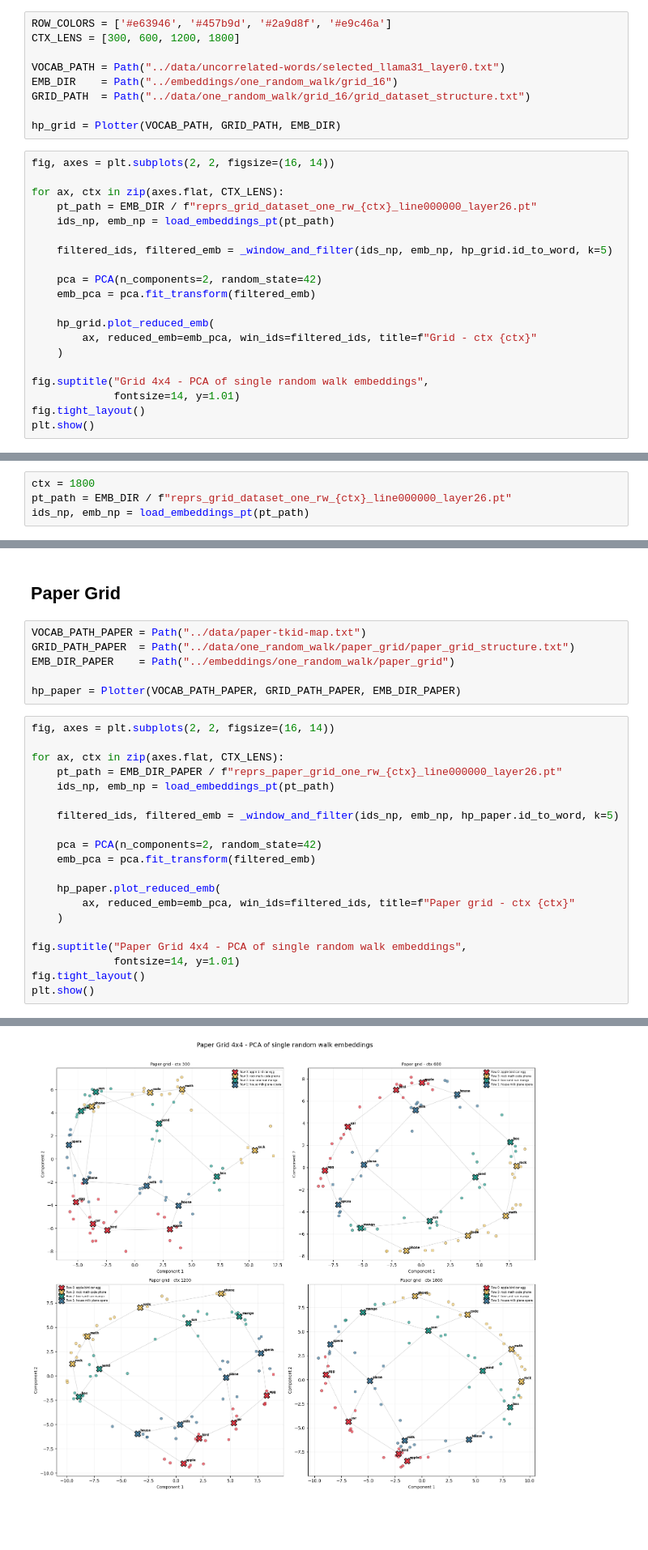
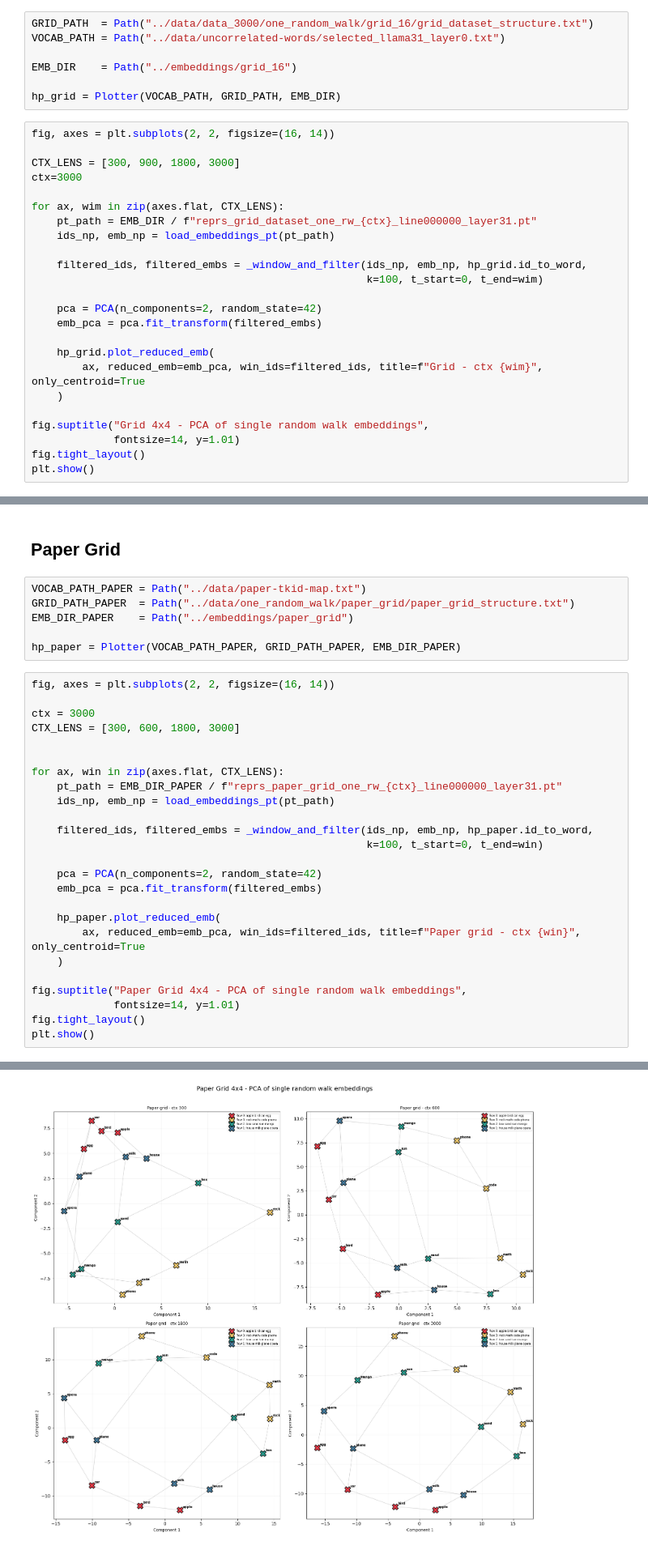
Before and after one commit to Project-Hindenburg/hico, a Jupyter notebook: notebooks/plot_grids.ipynb, the cells around one changed output, grey strips where cells are left out. Shown at 81% size. Drawn from its saved outputs; the diff is of its cells as text; blank space fills up the shorter version.

```diff
--- a/notebooks/plot_grids.ipynb
+++ b/notebooks/plot_grids.ipynb
@@ -17,28 +17,30 @@ from vis import (
 # %% [markdown]
 ## Grid 4×4 (uncorrelated tokens)
 # %%
-ROW_COLORS = ['#e63946', '#457b9d', '#2a9d8f', '#e9c46a']
-CTX_LENS = [300, 600, 1200, 1800]
+GRID_PATH  = Path("../data/data_3000/one_random_walk/grid_16/grid_dataset_structure.txt")
+VOCAB_PATH = Path("../data/uncorrelated-words/selected_llama31_layer0.txt")
 
-VOCAB_PATH = Path("../data/uncorrelated-words/selected_llama31_layer0.txt")
-EMB_DIR    = Path("../embeddings/one_random_walk/grid_16")
-GRID_PATH  = Path("../data/one_random_walk/grid_16/grid_dataset_structure.txt")
+EMB_DIR    = Path("../embeddings/grid_16")
 
 hp_grid = Plotter(VOCAB_PATH, GRID_PATH, EMB_DIR)
 # %%
 fig, axes = plt.subplots(2, 2, figsize=(16, 14))
 
-for ax, ctx in zip(axes.flat, CTX_LENS):
-    pt_path = EMB_DIR / f"reprs_grid_dataset_one_rw_{ctx}_line000000_layer26.pt"
+CTX_LENS = [300, 900, 1800, 3000]
+ctx=3000
+
+for ax, wim in zip(axes.flat, CTX_LENS):
+    pt_path = EMB_DIR / f"reprs_grid_dataset_one_rw_{ctx}_line000000_layer31.pt"
     ids_np, emb_np = load_embeddings_pt(pt_path)
 
-    filtered_ids, filtered_emb = _window_and_filter(ids_np, emb_np, hp_grid.id_to_word, k=5)
+    filtered_ids, filtered_embs = _window_and_filter(ids_np, emb_np, hp_grid.id_to_word,
+                                                     k=100, t_start=0, t_end=wim)
 
     pca = PCA(n_components=2, random_state=42)
-    emb_pca = pca.fit_transform(filtered_emb)
+    emb_pca = pca.fit_transform(filtered_embs)
 
     hp_grid.plot_reduced_emb(
-        ax, reduced_emb=emb_pca, win_ids=filtered_ids, title=f"Grid - ctx {ctx}"
+        ax, reduced_emb=emb_pca, win_ids=filtered_ids, title=f"Grid - ctx {wim}", only_centroid=True
     )
 
 fig.suptitle("Grid 4x4 - PCA of single random walk embeddings",
@@ -50,7 +69,3 @@ plt.show()
-# %%
-ctx = 1800
-pt_path = EMB_DIR / f"reprs_grid_dataset_one_rw_{ctx}_line000000_layer26.pt"
-ids_np, emb_np = load_embeddings_pt(pt_path)
 # %% [markdown]
 ## pairwise distances in emb space
 # %%
@@ -157,23 +172,28 @@ plot_two_annotated_heatmaps_seaborn(
 # %%
 VOCAB_PATH_PAPER = Path("../data/paper-tkid-map.txt")
 GRID_PATH_PAPER  = Path("../data/one_random_walk/paper_grid/paper_grid_structure.txt")
-EMB_DIR_PAPER    = Path("../embeddings/one_random_walk/paper_grid")
+EMB_DIR_PAPER    = Path("../embeddings/paper_grid")
 
 hp_paper = Plotter(VOCAB_PATH_PAPER, GRID_PATH_PAPER, EMB_DIR_PAPER)
 # %%
 fig, axes = plt.subplots(2, 2, figsize=(16, 14))
 
-for ax, ctx in zip(axes.flat, CTX_LENS):
-    pt_path = EMB_DIR_PAPER / f"reprs_paper_grid_one_rw_{ctx}_line000000_layer26.pt"
+ctx = 3000
+CTX_LENS = [300, 600, 1800, 3000]
+
+
+for ax, win in zip(axes.flat, CTX_LENS):
+    pt_path = EMB_DIR_PAPER / f"reprs_paper_grid_one_rw_{ctx}_line000000_layer31.pt"
     ids_np, emb_np = load_embeddings_pt(pt_path)
 
-    filtered_ids, filtered_emb = _window_and_filter(ids_np, emb_np, hp_paper.id_to_word, k=5)
+    filtered_ids, filtered_embs = _window_and_filter(ids_np, emb_np, hp_paper.id_to_word,
+                                                     k=100, t_start=0, t_end=win)
 
     pca = PCA(n_components=2, random_state=42)
-    emb_pca = pca.fit_transform(filtered_emb)
+    emb_pca = pca.fit_transform(filtered_embs)
 
     hp_paper.plot_reduced_emb(
-        ax, reduced_emb=emb_pca, win_ids=filtered_ids, title=f"Paper grid - ctx {ctx}"
+        ax, reduced_emb=emb_pca, win_ids=filtered_ids, title=f"Paper grid - ctx {win}", only_centroid=True
     )
 
 fig.suptitle("Paper Grid 4x4 - PCA of single random walk embeddings",
@@ -184 +221 @@ plt.show()
-[figure, old version]
+[figure, new version]
```
Also changed, not shown: parts of 2 cells of this notebook, 2 other files.
